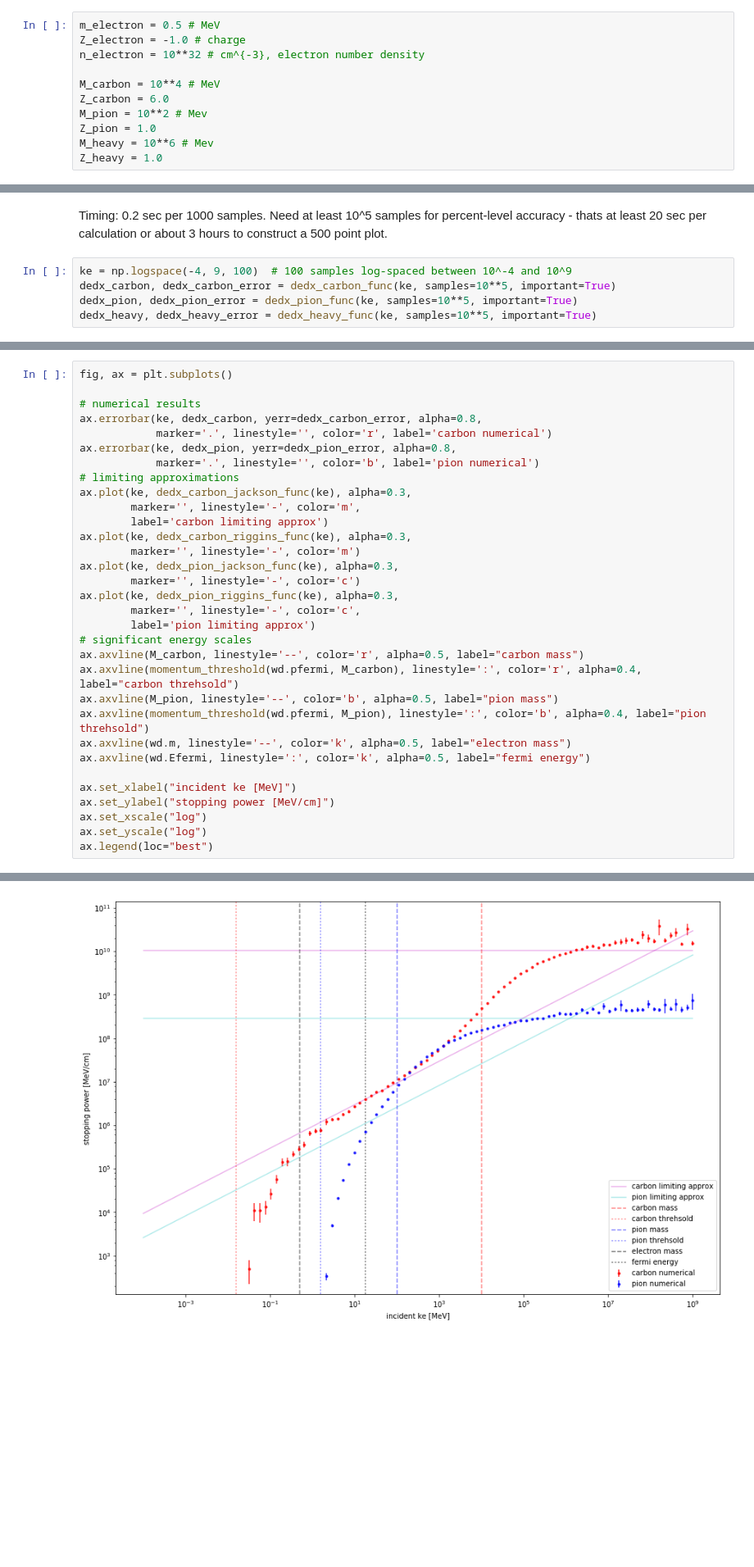
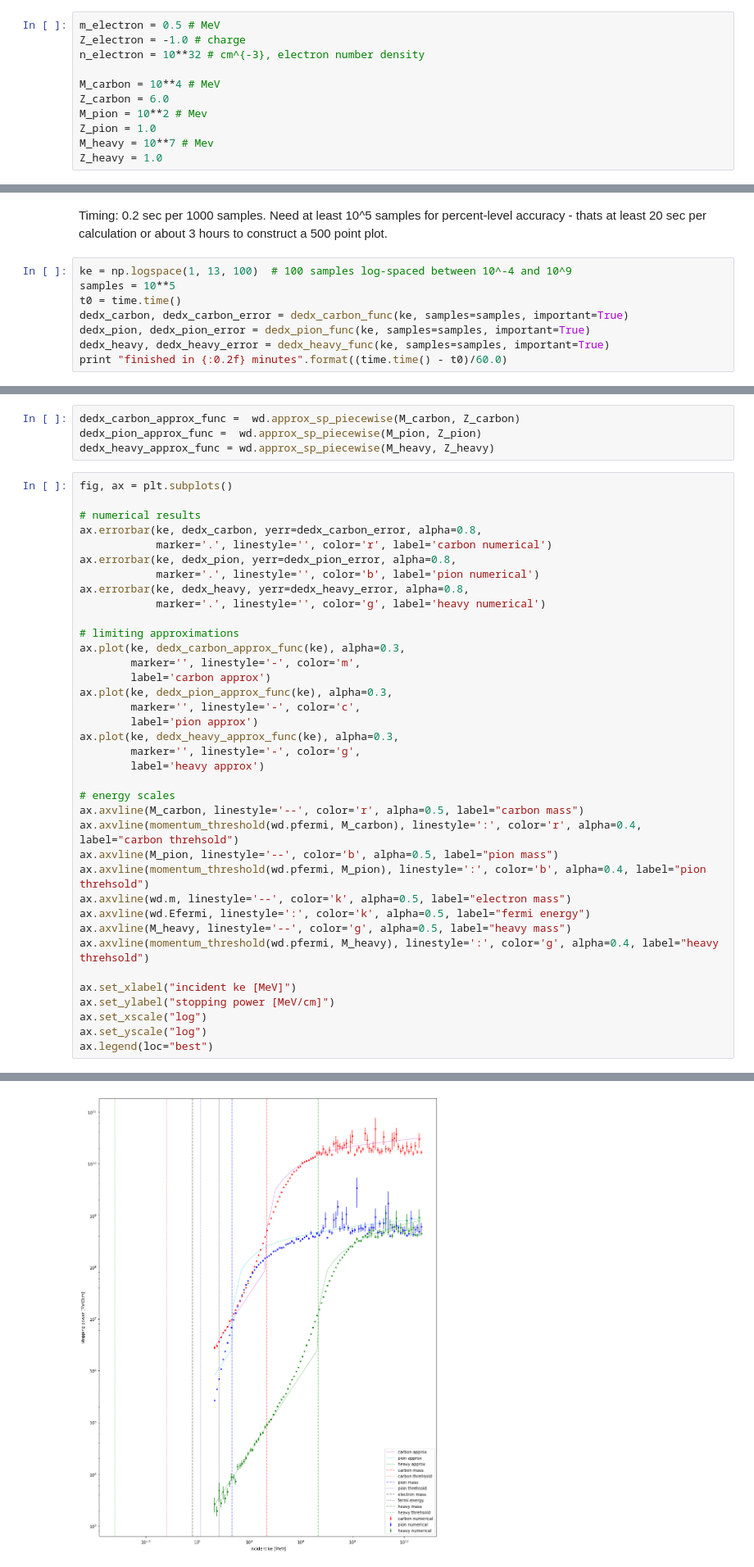
Before and after one commit to vijayoct27/Qballs, a Jupyter notebook: calc/coulomb-tests.ipynb, the cells around one changed output, grey strips where cells are left out. Shown at 82% size. Drawn from its saved outputs; the diff is of its cells as text; blank space fills up the shorter version.

```diff
--- a/calc/coulomb-tests.ipynb
+++ b/calc/coulomb-tests.ipynb
@@ -24,7 +26,7 @@ M_carbon = 10**4 # MeV
 Z_carbon = 6.0
 M_pion = 10**2 # Mev
 Z_pion = 1.0
-M_heavy = 10**6 # Mev
+M_heavy = 10**7 # Mev
 Z_heavy = 1.0
 # %% [markdown]
 Initialize Fermi Sea properties, and construct stopping power functions.  This sets the energy unit to be MeV and the stopping power will be given in MeV/cm.
@@ -49,7 +51,10 @@ timeit dedx_carbon_func([10.0**-2, 1.0, 100.0, 10**4, 10**6], samples=1000)
 Timing: 0.2 sec per 1000 samples.
 Need at least 10^5 samples for percent-level accuracy - thats at least 20 sec per calculation or about 3 hours to construct a 500 point plot.
 # %%
-ke = np.logspace(-4, 9, 100)  # 100 samples log-spaced between 10^-4 and 10^9
-dedx_carbon, dedx_carbon_error = dedx_carbon_func(ke, samples=10**5, important=True)
-dedx_pion, dedx_pion_error = dedx_pion_func(ke, samples=10**5, important=True)
-dedx_heavy, dedx_heavy_error = dedx_heavy_func(ke, samples=10**5, important=True)
+ke = np.logspace(1, 13, 100)  # 100 samples log-spaced between 10^-4 and 10^9
+samples = 10**5
+t0 = time.time()
+dedx_carbon, dedx_carbon_error = dedx_carbon_func(ke, samples=samples, important=True)
+dedx_pion, dedx_pion_error = dedx_pion_func(ke, samples=samples, important=True)
+dedx_heavy, dedx_heavy_error = dedx_heavy_func(ke, samples=samples, important=True)
+print "finished in {:0.2f} minutes".format((time.time() - t0)/60.0)
@@ -73,38 +79,47 @@ def momentum_threshold(p_electron, M_ion):
+# %%
+dedx_carbon_approx_func =  wd.approx_sp_piecewise(M_carbon, Z_carbon)
+dedx_pion_approx_func =  wd.approx_sp_piecewise(M_pion, Z_pion)
+dedx_heavy_approx_func = wd.approx_sp_piecewise(M_heavy, Z_heavy)
 # %%
 fig, ax = plt.subplots()
 
 # numerical results
 ax.errorbar(ke, dedx_carbon, yerr=dedx_carbon_error, alpha=0.8,
             marker='.', linestyle='', color='r', label='carbon numerical')
 ax.errorbar(ke, dedx_pion, yerr=dedx_pion_error, alpha=0.8,
             marker='.', linestyle='', color='b', label='pion numerical')
+ax.errorbar(ke, dedx_heavy, yerr=dedx_heavy_error, alpha=0.8,
+            marker='.', linestyle='', color='g', label='heavy numerical')
+
 # limiting approximations
-ax.plot(ke, dedx_carbon_jackson_func(ke), alpha=0.3,
+ax.plot(ke, dedx_carbon_approx_func(ke), alpha=0.3,
         marker='', linestyle='-', color='m',
-        label='carbon limiting approx')
-ax.plot(ke, dedx_carbon_riggins_func(ke), alpha=0.3,
-        marker='', linestyle='-', color='m')
-ax.plot(ke, dedx_pion_jackson_func(ke), alpha=0.3,
-        marker='', linestyle='-', color='c')
-ax.plot(ke, dedx_pion_riggins_func(ke), alpha=0.3,
+        label='carbon approx')
+ax.plot(ke, dedx_pion_approx_func(ke), alpha=0.3,
         marker='', linestyle='-', color='c',
-        label='pion limiting approx')
-# significant energy scales
+        label='pion approx')
+ax.plot(ke, dedx_heavy_approx_func(ke), alpha=0.3,
+        marker='', linestyle='-', color='g',
+        label='heavy approx')
+
+# energy scales
 ax.axvline(M_carbon, linestyle='--', color='r', alpha=0.5, label="carbon mass")
 ax.axvline(momentum_threshold(wd.pfermi, M_carbon), linestyle=':', color='r', alpha=0.4, label="carbon threhsold")
 ax.axvline(M_pion, linestyle='--', color='b', alpha=0.5, label="pion mass")
 ax.axvline(momentum_threshold(wd.pfermi, M_pion), linestyle=':', color='b', alpha=0.4, label="pion threhsold")
 ax.axvline(wd.m, linestyle='--', color='k', alpha=0.5, label="electron mass")
 ax.axvline(wd.Efermi, linestyle=':', color='k', alpha=0.5, label="fermi energy")
+ax.axvline(M_heavy, linestyle='--', color='g', alpha=0.5, label="heavy mass")
+ax.axvline(momentum_threshold(wd.pfermi, M_heavy), linestyle=':', color='g', alpha=0.4, label="heavy threhsold")
 
 ax.set_xlabel("incident ke [MeV]")
 ax.set_ylabel("stopping power [MeV/cm]")
 ax.set_xscale("log")
 ax.set_yscale("log")
 ax.legend(loc="best")
 # %% [output]
 <matplotlib.legend.Legend at 0x...>
-[figure, old version]
+[figure, new version]
 # %%
 fig, ax = plt.subplots()
 
```
Also changed, not shown: parts of 13 cells of this notebook, 4 other files.
